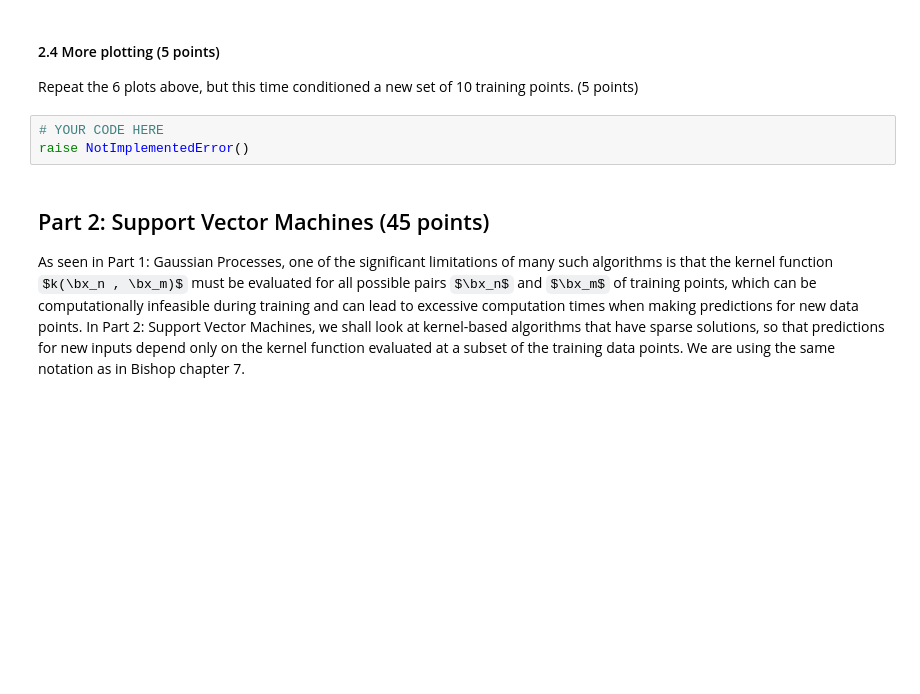
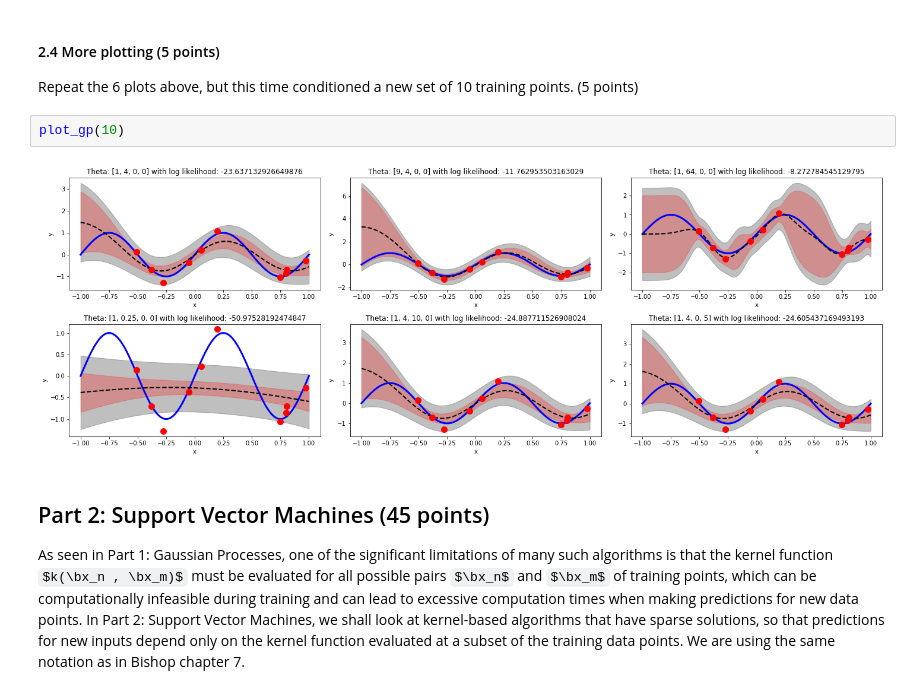
Before and after one commit to MBonnee/ML1, a Jupyter notebook: lab3/12065064_11883936_lab3.ipynb, the cells around one changed output. Saved outputs shown, nothing was run; the diff lists cells and outputs as text; some formulas as TeX source; blank space fills up the shorter version.

```diff
--- a/lab3/12065064_11883936_lab3.ipynb
+++ b/lab3/12065064_11883936_lab3.ipynb
@@ -319,9 +355,10 @@ raise NotImplementedError()
 # %% [markdown]
 #### 2.4 More plotting (5 points)
 Repeat the 6 plots above, but this time conditioned a new set of 10 training points. (5 points)
-# %%
-# YOUR CODE HERE
-raise NotImplementedError()
+# %%
+plot_gp(10)
+# %% [output]
+[figure, added]
 # %% [markdown]
 ## Part 2: Support Vector Machines (45 points)
 As seen in Part 1: Gaussian Processes, one of the significant limitations of many such algorithms is that the kernel function $k(\bx_n , \bx_m)$ must be evaluated for all possible pairs $\bx_n$ and $\bx_m$ of training points, which can be computationally infeasible during training and can lead to excessive computation times when making predictions for new data points.
```
Also changed, not shown: parts of 7 cells of this notebook.
